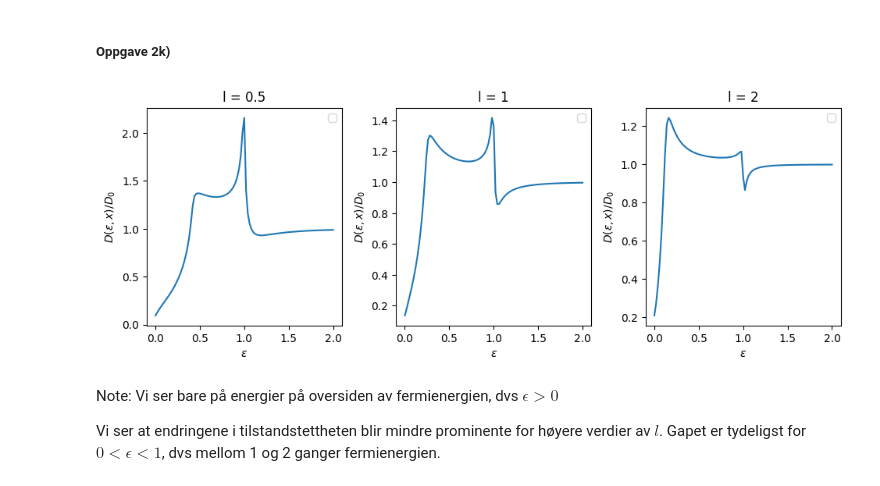
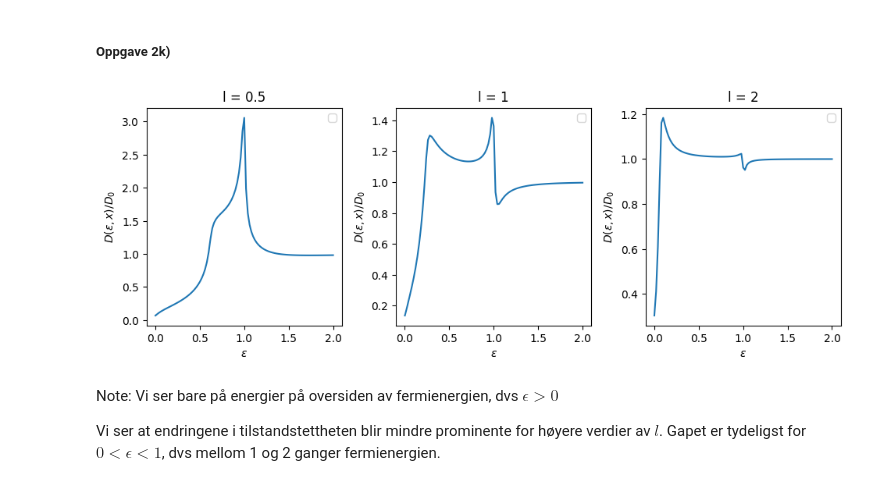
Before and after one commit to einaraarnaes/Prosjekt3, a Jupyter notebook: code.ipynb, the cells around one changed output. Saved outputs shown, nothing was run; the diff lists cells and outputs as text; code cells hidden in the pictures.

```diff
--- a/code.ipynb
+++ b/code.ipynb
@@ -333,6 +347,8 @@ ax.legend()
 # %% [markdown]
 ##### Oppgave 1g)
 # %%
+import time
+
 def func_1g(x,  y):
     """
     Function for right hand side of systems of equations from y'' = y + sin(x)
@@ -346,10 +362,15 @@ def func_1g(x,  y):
     """
     return np.array([y[1], y[0]+np.sin(x)])
 
-
+start = time.perf_counter()
 x_vals_all, y_vals_all = bvp_solver(rk_32, 0, 12, 0, 0, func_1g, 0, 1)
+end = time.perf_counter()
+time_1g = end-start
 
 fig, ax = plt.subplots()
 
 ax.plot(x_vals_all[-1], y_vals_all[-1])
+ax.set_xlabel("x")
+ax.set_ylabel("y")
+ax.set_title("Solution to $\\frac{d^2y}{dy^2} = y(x) + sin(x)  ,  y(0)=y(12)=0$")
 # %% [output]
@@ -367,11 +388,14 @@ def bc(ya, yb):
 x_vals = x_vals_all[-1]
 y_guess = np.zeros((2, len(x_vals)))
 
+start = time.perf_counter()
 sol = solve_bvp(func_1g, bc, x_vals, y_guess)
+end = time.perf_counter()
+time_1h = end-start
 
 fig, axs = plt.subplots(nrows = 1, ncols = 2, figsize = (10, 4))
 axs[0].plot(sol.x, sol.y[0])
-axs[0].set_title("Løsning av $\\frac{d^2y}{dx^2} = y(x) + sin(x)$")
+axs[0].set_title("Løsning av $\\frac{d^2y}{dx^2} = y(x) + sin(x), y(0)=y(12)=0$")
 axs[0].set_ylabel("y")
 
 axs[1].plot(sol.x, sol.y[0]-y_vals_all[-1])
@@ -382,6 +406,9 @@ axs[1].set_ylabel("Avvik")
 for ax in axs:
     ax.set_xlabel("x")
 
+print(f"Tid egen løser: {time_1g:.4}")
+print(f"Tid scipy løser: {time_1h:.4}")
+
 plt.tight_layout(pad=2.0, w_pad=1.0, h_pad=1.0)
 plt.show()
 # %% [output]
@@ -581,7 +606,7 @@ def equation(x, vec, epsilon = 1):
 # %% [markdown]
 ##### Oppgave 2f)
 # %%
-def bc_2f(v_left, v_right, if_param = 3):
+def bc_2f(v_left, v_right, if_param = 3, l = 1):
     """
     Border condition avaluation for task 2f.
 
@@ -596,10 +621,12 @@ def bc_2f(v_left, v_right, if_param = 3):
     gamma_l, gamma_tilde_l, omega_l, omega_tilde_l = to_matrices(v_left)
     gamma_r, gamma_tilde_r, omega_r, omega_tilde_r = to_matrices(v_right)
 
-    c1 = omega_l - 1/if_param*gamma_l
-    c2 = omega_tilde_l - 1/if_param*gamma_tilde_l
-    c3 = omega_r + 1/if_param*gamma_r
-    c4 = omega_tilde_r + 1/if_param*gamma_tilde_r
+    frac = 1/(if_param*l)
+
+    c1 = omega_l - frac*gamma_l
+    c2 = omega_tilde_l - frac*gamma_tilde_l
+    c3 = omega_r + frac*gamma_r
+    c4 = omega_tilde_r + frac*gamma_tilde_r
 
     return to_vector(c1,c2,c3,c4)
 # %% [markdown]
@@ -662,7 +689,7 @@ Vi har vanlige metaller på hver side, så vi forventer ingen effekter av noe sl
 # %% [markdown]
 ##### Oppgave 2i)
 # %%
-def bc_2i(v_left, v_right, epsilon = 1, delta = 0.01, if_param = 3, phase_diff = 0):
+def bc_2i(v_left, v_right, epsilon = 1, delta = 0.01, if_param = 3, l = 1, phase_diff = 0):
     """
     Border condition evaluation for task 2i.
 
@@ -697,10 +724,12 @@ def bc_2i(v_left, v_right, epsilon = 1, delta = 0.01, if_param = 3, phase_diff =
     N_R = np.linalg.inv(I-gamma_R@gamma_tilde_R)
     N_tilde_R = np.linalg.inv(I-gamma_tilde_R@gamma_R)
 
-    c1 = omega_l + 1/if_param*(I-gamma_l@gamma_L)@N_L@(gamma_L-gamma_l)
-    c2 = omega_tilde_l + 1/if_param*(I-gamma_tilde_l@gamma_L)@N_tilde_L@(gamma_tilde_L-gamma_tilde_l)
-    c3 = omega_r - 1/if_param*(I-gamma_r@gamma_R)@N_R@(gamma_R-gamma_r)
-    c4 = omega_tilde_r - 1/if_param*(I-gamma_tilde_r@gamma_R)@N_tilde_R@(gamma_tilde_R-gamma_tilde_r)
+    frac = 1/(if_param*l)
+
+    c1 = omega_l + frac*(I-gamma_l@gamma_L)@N_L@(gamma_L-gamma_l)
+    c2 = omega_tilde_l + frac*(I-gamma_tilde_l@gamma_L)@N_tilde_L@(gamma_tilde_L-gamma_tilde_l)
+    c3 = omega_r - frac*(I-gamma_r@gamma_R)@N_R@(gamma_R-gamma_r)
+    c4 = omega_tilde_r - frac*(I-gamma_tilde_r@gamma_R)@N_tilde_R@(gamma_tilde_R-gamma_tilde_r)
 
     return to_vector(c1,c2,c3,c4)
 # %% [markdown]
@@ -743,35 +772,35 @@ epsilons_2l = [2, 1.5, 1, 0.5, 0]
 fig, axs = plt.subplots(nrows = 1, ncols = 3, figsize = (10,4))
 
 for j, l in enumerate(lengths):
 
     x = np.linspace(0, l, m)
     y = np.zeros((32, m))
 
     if l == 1:
         y_2l = np.zeros((len(epsilons_2l), 32,m))
         x_2l = x
 
     epsilon_vals = np.linspace(2, 0, m)
 
     densities = np.zeros(len(epsilon_vals))
 
     for i, epsilon in enumerate(epsilon_vals):
-        sol = solve_bvp(lambda x, y: equation(x, y, epsilon = epsilon), lambda v_left, v_right: bc_2i(v_left, v_right, epsilon = epsilon), x, y)
+        sol = solve_bvp(lambda x, y: equation(x, y, epsilon = epsilon), lambda v_left, v_right: bc_2i(v_left, v_right, epsilon = epsilon, l = l), x, y)
         densities[i] = density(sol.y.T[(m-1)//2])
 
         if l == 1 and (epsilon in epsilons_2l):
             y_2l[np.where(epsilons_2l == epsilon)] = sol.y
         y = sol.y
 
     axs[j].plot(epsilon_vals, densities)
     axs[j].set_title(f"l = {l}")
     axs[j].set_xlabel("$\\epsilon$")
     axs[j].set_ylabel("$D(\\epsilon, x)/D_0$")
     axs[j].legend()
 
 plt.tight_layout(pad=2.0, w_pad=1.0, h_pad=1.0)
 # %% [output]
-[figure, old version]
+[figure, new version]
 # %% [markdown]
 Note: Vi ser bare på energier på oversiden av fermienergien, dvs $\epsilon > 0$
 
```
Also changed, not shown: parts of 9 cells of this notebook.
